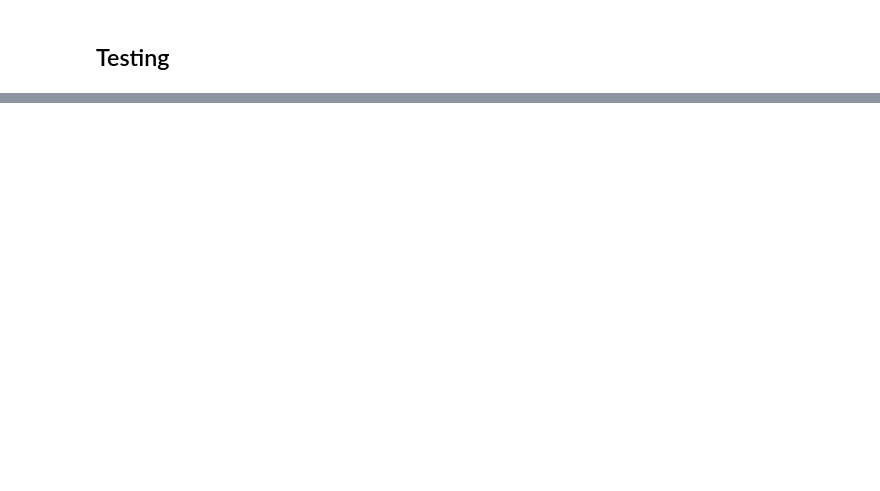
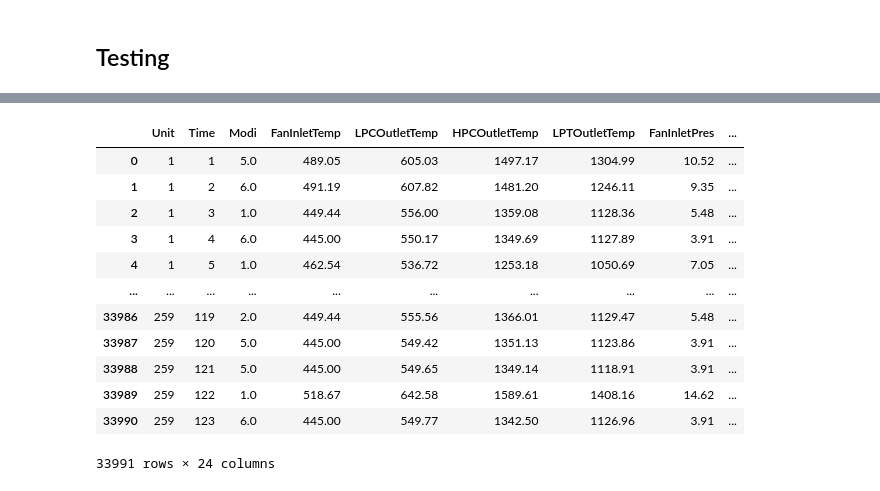
Before and after one commit to mfranzreb/DDMML_project, a Jupyter notebook: Turbofan/Master.ipynb, the cells around one changed output, grey strips where cells are left out. Saved outputs shown, nothing was run; the diff lists cells and outputs as text; code cells hidden in the pictures; blank space fills up the shorter version.

```diff
--- a/Turbofan/Master.ipynb
+++ b/Turbofan/Master.ipynb
@@ -256,0 +303,16 @@ AttributeError: 'Axes' object has no attribute 'xlabel'
+# %%
+test_data
+# %% [output]
+|  | Unit | Time | Modi | FanInletTemp | LPCOutletTemp | HPCOutletTemp | LPTOutletTemp | FanInletPres | ... |
+| 0 | 1 | 1 | 5.0 | 489.05 | 605.03 | 1497.17 | 1304.99 | 10.52 | ... |
+| 1 | 1 | 2 | 6.0 | 491.19 | 607.82 | 1481.20 | 1246.11 | 9.35 | ... |
+| 2 | 1 | 3 | 1.0 | 449.44 | 556.00 | 1359.08 | 1128.36 | 5.48 | ... |
+| 3 | 1 | 4 | 6.0 | 445.00 | 550.17 | 1349.69 | 1127.89 | 3.91 | ... |
+| 4 | 1 | 5 | 1.0 | 462.54 | 536.72 | 1253.18 | 1050.69 | 7.05 | ... |
+| ... | ... | ... | ... | ... | ... | ... | ... | ... | ... |
+| 33986 | 259 | 119 | 2.0 | 449.44 | 555.56 | 1366.01 | 1129.47 | 5.48 | ... |
+| 33987 | 259 | 120 | 5.0 | 445.00 | 549.42 | 1351.13 | 1123.86 | 3.91 | ... |
+| 33988 | 259 | 121 | 5.0 | 445.00 | 549.65 | 1349.14 | 1118.91 | 3.91 | ... |
+| 33989 | 259 | 122 | 1.0 | 518.67 | 642.58 | 1589.61 | 1408.16 | 14.62 | ... |
+| 33990 | 259 | 123 | 6.0 | 445.00 | 549.77 | 1342.50 | 1126.96 | 3.91 | ... |
+33991 rows × 24 columns
```
Also changed, not shown: parts of 10 cells of this notebook.
